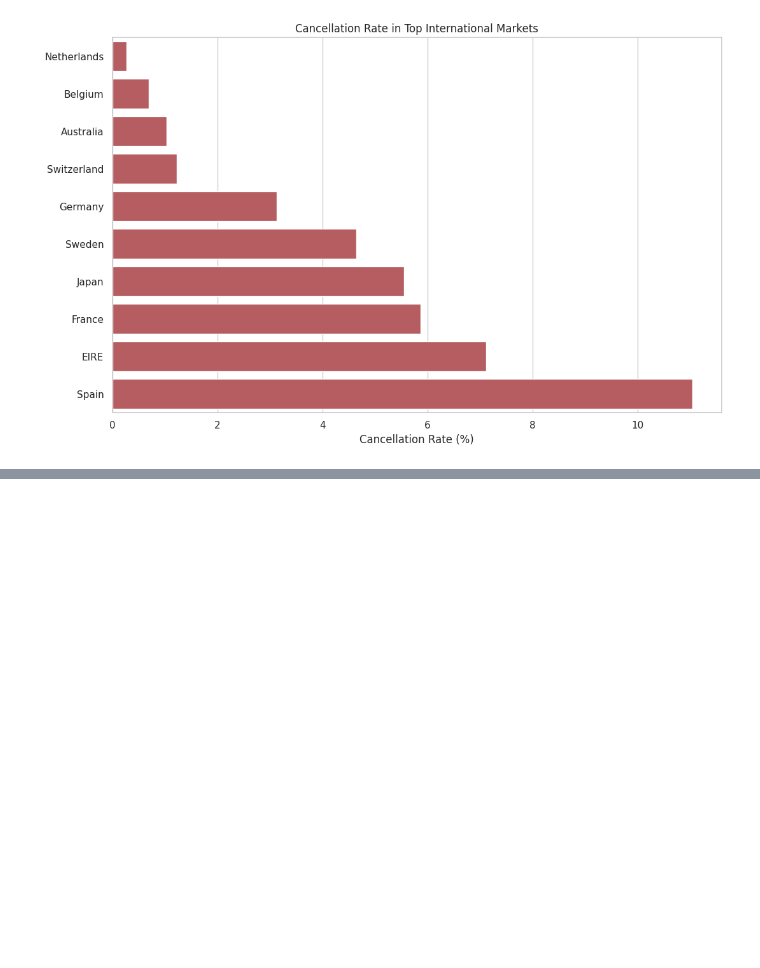
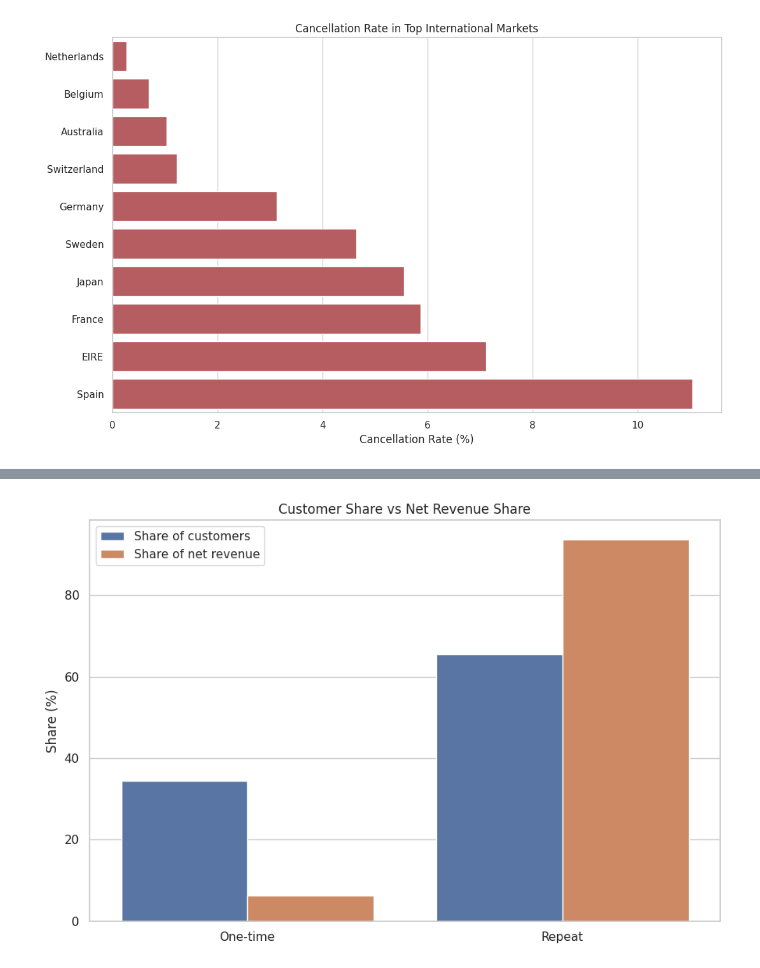
Before and after one commit to Brutva/online-retail-analysis, a Jupyter notebook: notebooks/online_retail_analysis.ipynb, the cells around one changed output, grey strips where cells are left out. Cells and saved outputs as stored; diff of their text form; code cells hidden in the pictures; blank space fills up the shorter version.

Commit message:
Complete customer analysis and business recommendations

```diff
--- a/notebooks/online_retail_analysis.ipynb
+++ b/notebooks/online_retail_analysis.ipynb
@@ -1034,0 +1149,19 @@ plt.show()
+# %%
+customer_segment_summary = (
+    customer_summary
+    .groupby("CustomerType", as_index=False)
+    .agg(
+        Customers=("CustomerID", "nunique"),
+        Orders=("Orders", "sum"),
+        NetRevenue=("NetRevenue", "sum")
+    )
+)
+
+# Calculate revenue contribution within identified customers
+customer_segment_summary["RevenueSharePct"] = (
+    customer_segment_summary["NetRevenue"]
+    / customer_segment_summary["NetRevenue"].sum()
+    * 100
+).round(2)
+
+customer_segment_summary
@@ -1034,0 +1196,50 @@ plt.show()
+# %%
+customer_segment_summary["CustomerSharePct"] = (
+    customer_segment_summary["Customers"]
+    / customer_segment_summary["Customers"].sum()
+    * 100
+).round(2)
+
+# Convert the summary into a format suitable for grouped bars
+segment_plot_data = customer_segment_summary.melt(
+    id_vars="CustomerType",
+    value_vars=[
+        "CustomerSharePct",
+        "RevenueSharePct"
+    ],
+    var_name="Metric",
+    value_name="Percentage"
+)
+
+segment_plot_data["Metric"] = (
+    segment_plot_data["Metric"]
+    .replace({
+        "CustomerSharePct": "Share of customers",
+        "RevenueSharePct": "Share of net revenue"
+    })
+)
+
+plt.figure(figsize=(9, 6))
+
+sns.barplot(
+    data=segment_plot_data,
+    x="CustomerType",
+    y="Percentage",
+    hue="Metric"
+)
+
+plt.title("Customer Share vs Net Revenue Share")
+plt.xlabel("")
+plt.ylabel("Share (%)")
+plt.legend(title="")
+plt.tight_layout()
+
+plt.savefig(
+    IMAGES_DIR / "customer_segment_comparison.png",
+    dpi=150,
+    bbox_inches="tight"
+)
+
+plt.show()
+# %% [output]
+[figure, added]
```
Also changed, not shown: parts of 15 cells of this notebook.
